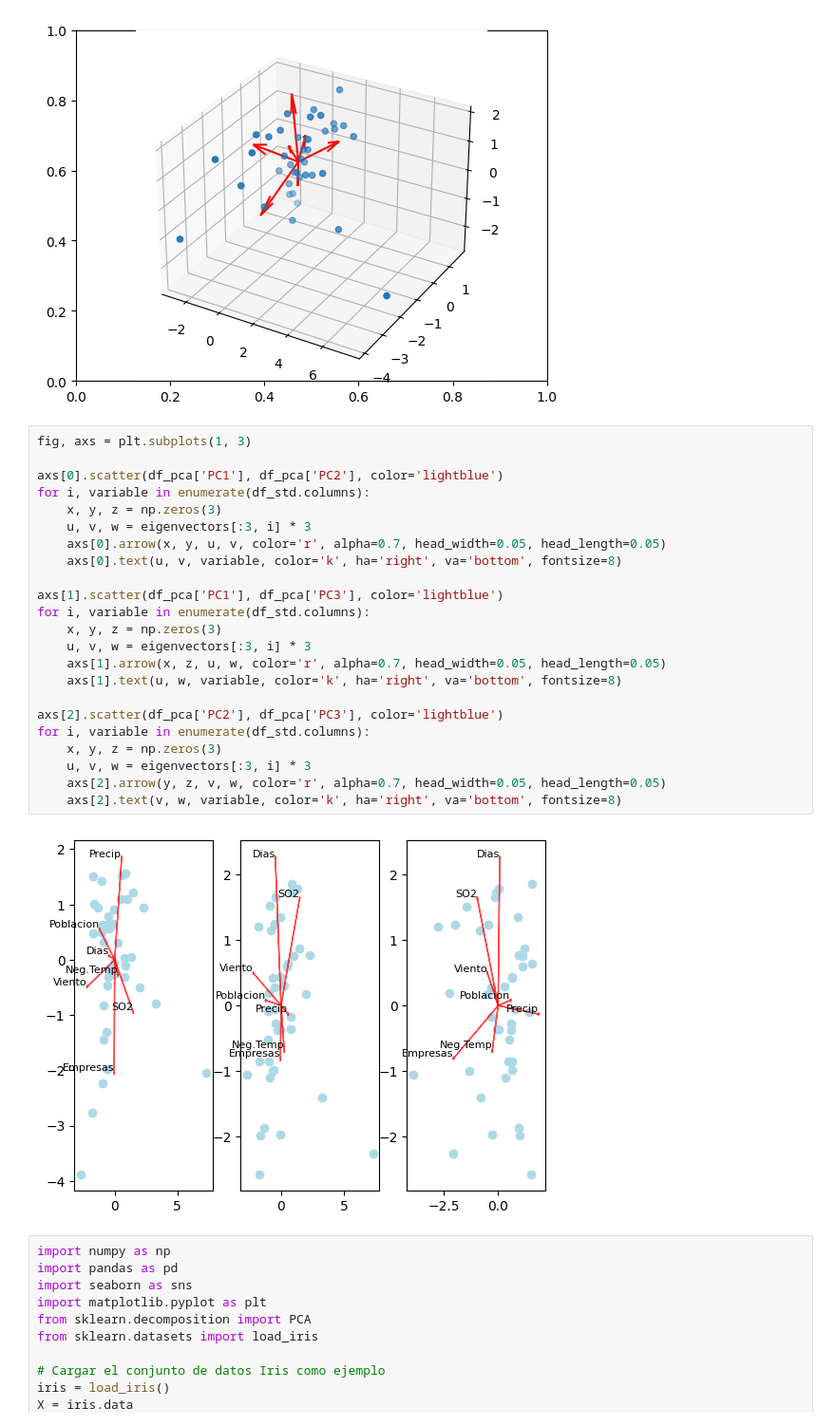
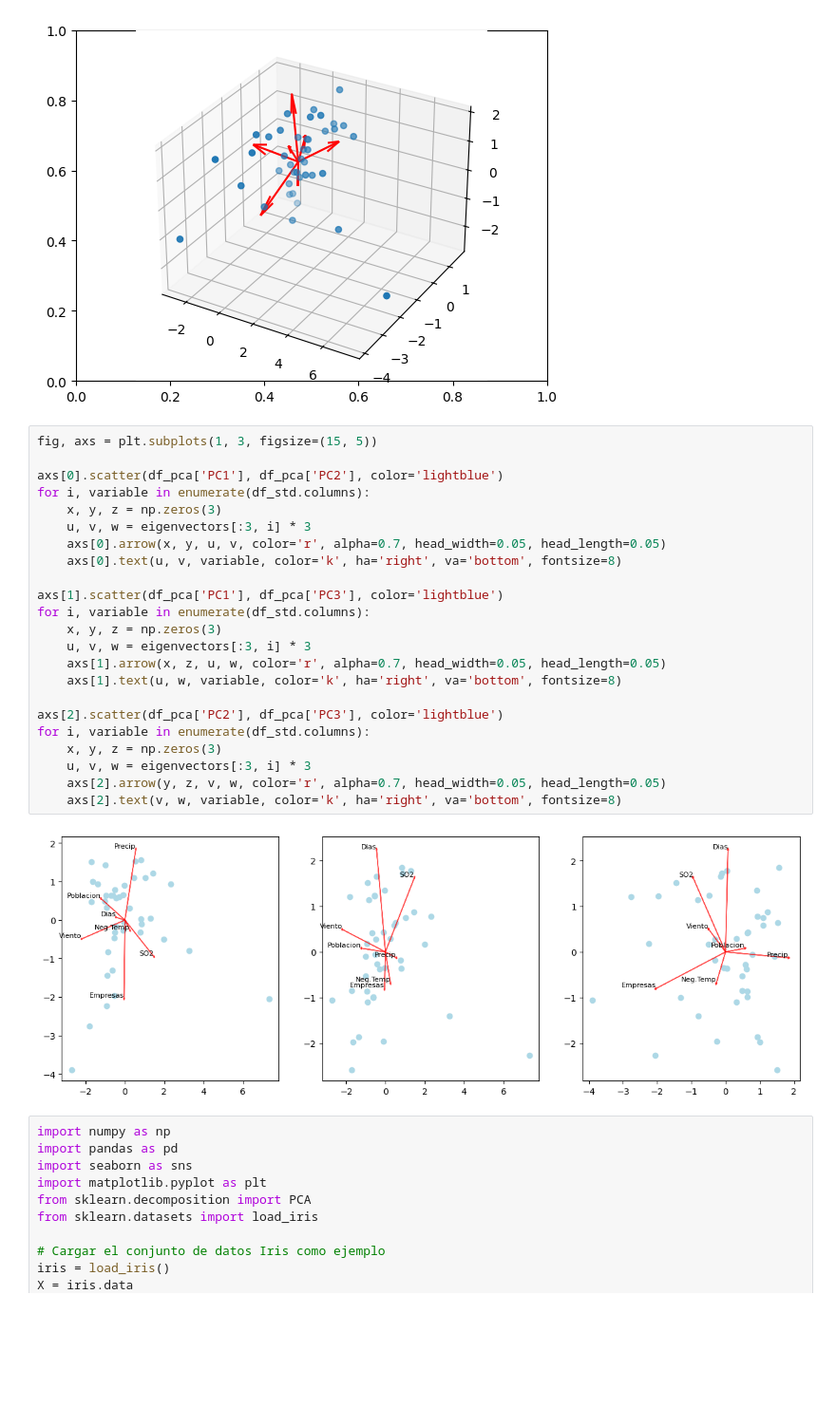
Before and after one commit to Alf-caput/P1_MineriaDeDatos, a Jupyter notebook: P3_ReduccionDimensionalidad/P3_ReduccionDimensionalidad.ipynb, the cells around one changed output. Shown: that part at 95% size. Drawn from its saved outputs; the diff is of its cells as text; blank space fills up the shorter version.

Commit message:
plots correctos?

```diff
--- a/P3_ReduccionDimensionalidad/P3_ReduccionDimensionalidad.ipynb
+++ b/P3_ReduccionDimensionalidad/P3_ReduccionDimensionalidad.ipynb
@@ -346,30 +346,30 @@ for i, variable in enumerate(df_std.columns):
 # %% [output]
 [figure]
 # %%
-fig, axs = plt.subplots(1, 3)
+fig, axs = plt.subplots(1, 3, figsize=(15, 5))
 
 axs[0].scatter(df_pca['PC1'], df_pca['PC2'], color='lightblue')
 for i, variable in enumerate(df_std.columns):
     x, y, z = np.zeros(3)
     u, v, w = eigenvectors[:3, i] * 3
     axs[0].arrow(x, y, u, v, color='r', alpha=0.7, head_width=0.05, head_length=0.05)
     axs[0].text(u, v, variable, color='k', ha='right', va='bottom', fontsize=8)
 
 axs[1].scatter(df_pca['PC1'], df_pca['PC3'], color='lightblue')
 for i, variable in enumerate(df_std.columns):
     x, y, z = np.zeros(3)
     u, v, w = eigenvectors[:3, i] * 3
     axs[1].arrow(x, z, u, w, color='r', alpha=0.7, head_width=0.05, head_length=0.05)
     axs[1].text(u, w, variable, color='k', ha='right', va='bottom', fontsize=8)
 
 axs[2].scatter(df_pca['PC2'], df_pca['PC3'], color='lightblue')
 for i, variable in enumerate(df_std.columns):
     x, y, z = np.zeros(3)
     u, v, w = eigenvectors[:3, i] * 3
     axs[2].arrow(y, z, v, w, color='r', alpha=0.7, head_width=0.05, head_length=0.05)
     axs[2].text(v, w, variable, color='k', ha='right', va='bottom', fontsize=8)
 # %% [output]
-[figure, old version]
+[figure, new version]
 # %%
 import numpy as np
 import pandas as pd
```
